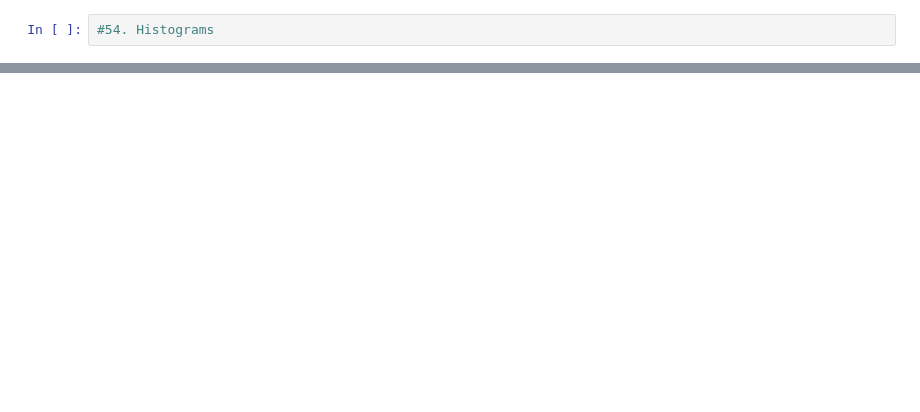
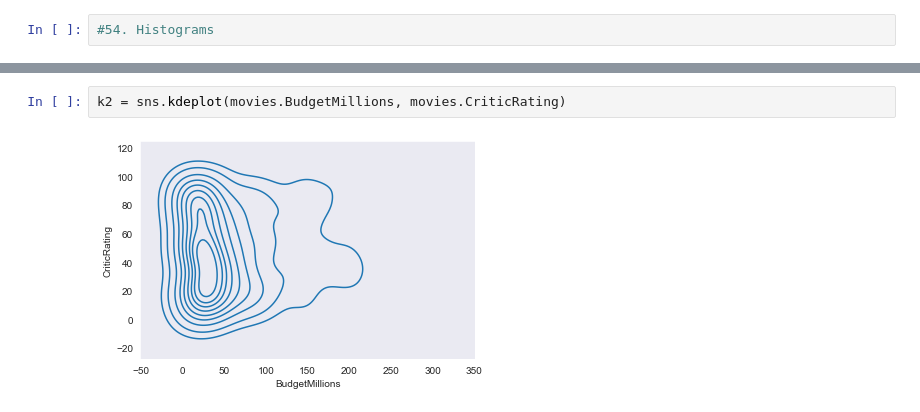
Before and after one commit to victorshimizu/Udemy_Python-For-Data-Science, a Jupyter notebook: Python A-Z™ - Python For Data Science With Real Exercises!/06 - Advanced Visualization/Movie Rating Analytics Review.ipynb, the cells around one changed output, grey strips where cells are left out. Saved outputs shown, nothing was run; the diff lists cells and outputs as text; blank space fills up the shorter version.

```diff
--- a/Python A-Z™ - Python For Data Science With Real Exercises!/06 - Advanced Visualization/Movie Rating Analytics Review.ipynb
+++ b/Python A-Z™ - Python For Data Science With Real Exercises!/06 - Advanced Visualization/Movie Rating Analytics Review.ipynb
@@ -110,0 +131,4 @@ movies[movies.BudgetMillions > 200]
+# %%
+k2 = sns.kdeplot(movies.BudgetMillions, movies.CriticRating)
+# %% [output]
+[figure, added]
```
Also changed, not shown: parts of 31 cells of this notebook.
